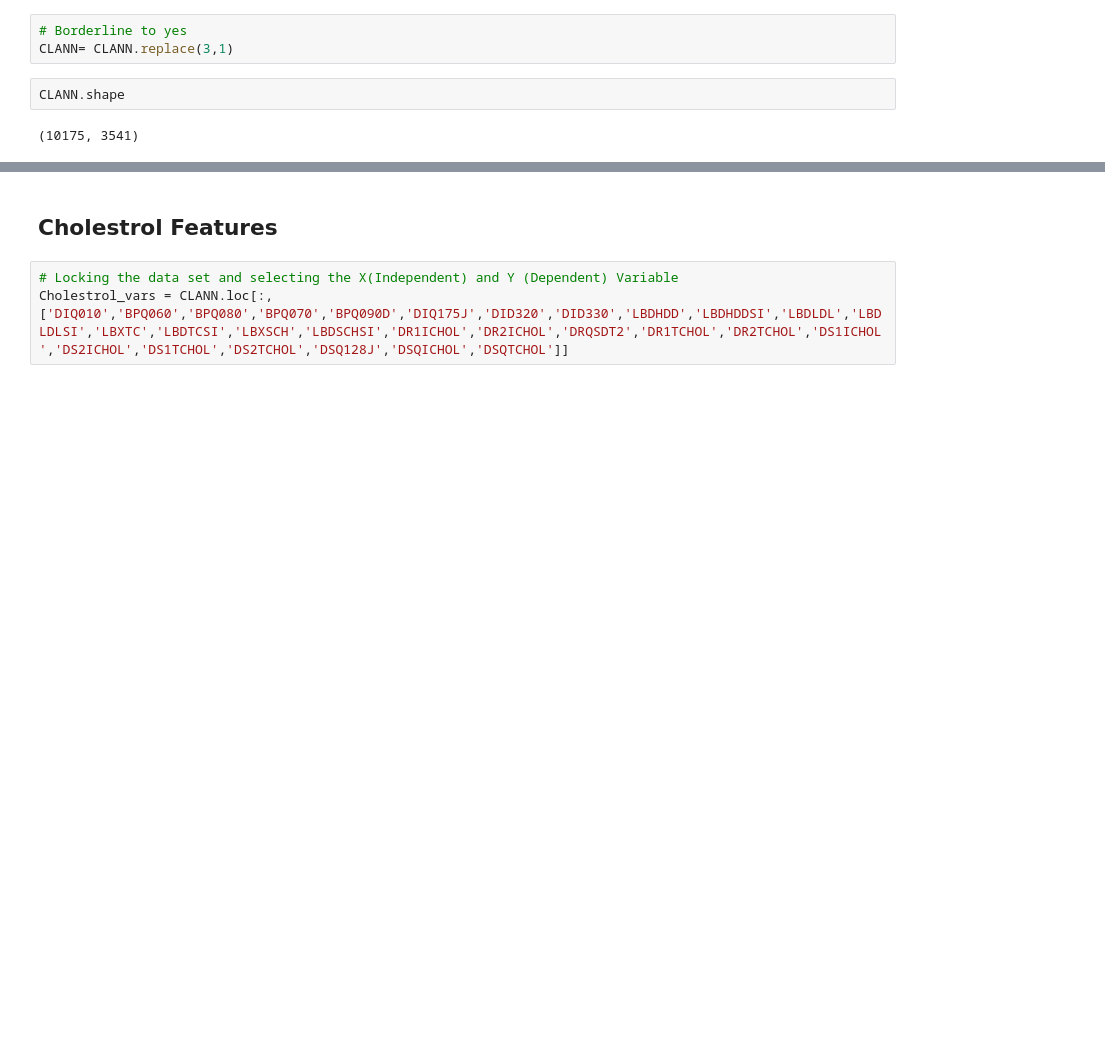
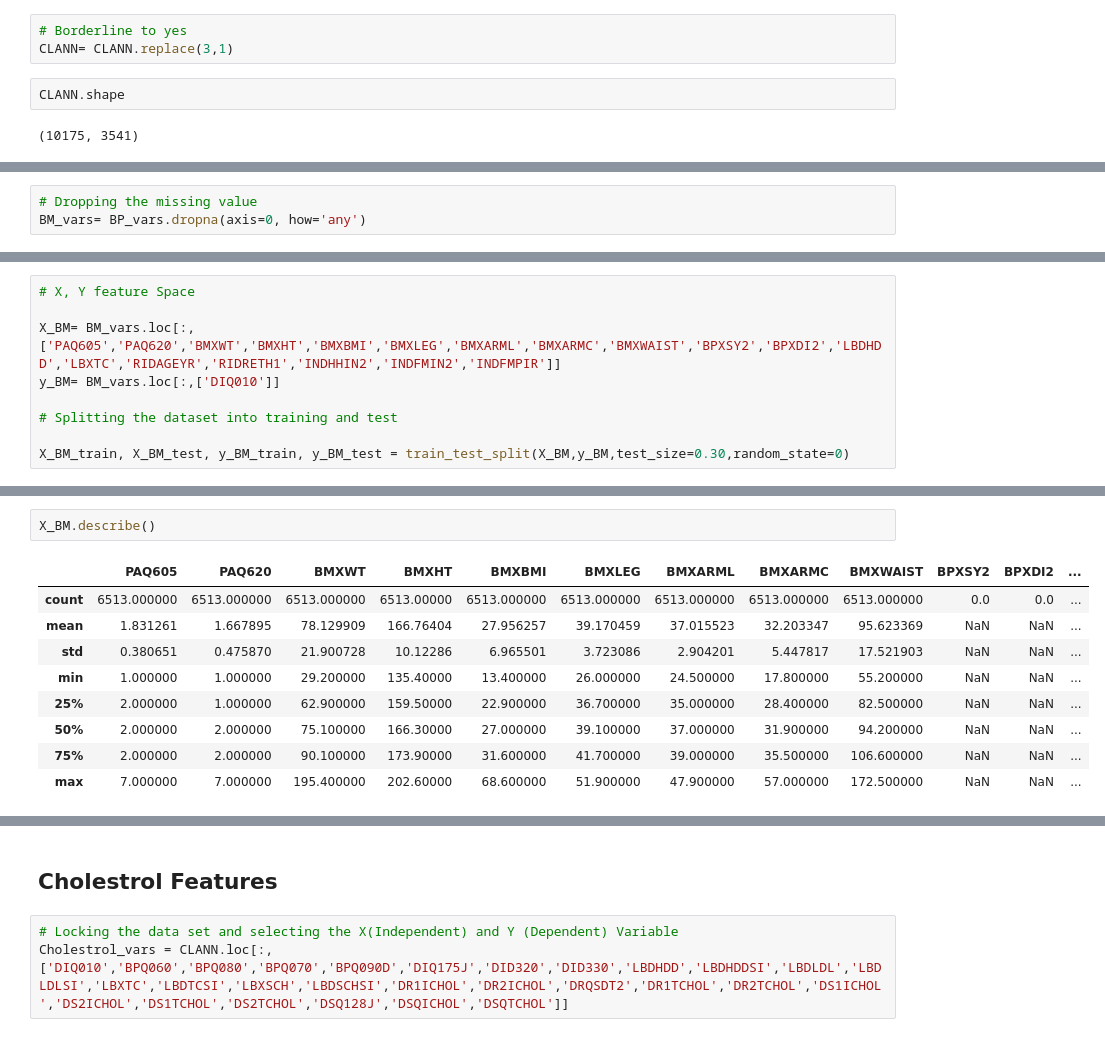
Before and after one commit to basyal4u/CDCDiab_2.0, a Jupyter notebook: Ensemble Model -after (MBDH)-1314.ipynb, the cells around one changed output, grey strips where cells are left out. Drawn from its saved outputs; the diff is of its cells as text; blank space fills up the shorter version.

```diff
--- a/Ensemble Model -after (MBDH)-1314.ipynb
+++ b/Ensemble Model -after (MBDH)-1314.ipynb
@@ -120,0 +144,3 @@ CLANN.shape
+# %%
+# Dropping the missing value
+BM_vars= BP_vars.dropna(axis=0, how='any')
@@ -120,0 +153,9 @@ CLANN.shape
+# %%
+# X, Y feature Space
+
+X_BM= BM_vars.loc[:,['PAQ605','PAQ620','BMXWT','BMXHT','BMXBMI','BMXLEG','BMXARML','BMXARMC','BMXWAIST','BPXSY2','BPXDI2','LBDHDD','LBXTC','RIDAGEYR','RIDRETH1','INDHHIN2','INDFMIN2','INDFMPIR']]
+y_BM= BM_vars.loc[:,['DIQ010']]
+
+# Splitting the dataset into training and test
+
+X_BM_train, X_BM_test, y_BM_train, y_BM_test = train_test_split(X_BM,y_BM,test_size=0.30,random_state=0)
@@ -120,0 +175,12 @@ CLANN.shape
+# %%
+X_BM.describe()
+# %% [output]
+|  | PAQ605 | PAQ620 | BMXWT | BMXHT | BMXBMI | BMXLEG | BMXARML | BMXARMC | BMXWAIST | BPXSY2 | BPXDI2 | ... |
+| count | 6513.000000 | 6513.000000 | 6513.000000 | 6513.00000 | 6513.000000 | 6513.000000 | 6513.000000 | 6513.000000 | 6513.000000 | 0.0 | 0.0 | ... |
+| mean | 1.831261 | 1.667895 | 78.129909 | 166.76404 | 27.956257 | 39.170459 | 37.015523 | 32.203347 | 95.623369 | NaN | NaN | ... |
+| std | 0.380651 | 0.475870 | 21.900728 | 10.12286 | 6.965501 | 3.723086 | 2.904201 | 5.447817 | 17.521903 | NaN | NaN | ... |
+| min | 1.000000 | 1.000000 | 29.200000 | 135.40000 | 13.400000 | 26.000000 | 24.500000 | 17.800000 | 55.200000 | NaN | NaN | ... |
+| 25% | 2.000000 | 1.000000 | 62.900000 | 159.50000 | 22.900000 | 36.700000 | 35.000000 | 28.400000 | 82.500000 | NaN | NaN | ... |
+| 50% | 2.000000 | 2.000000 | 75.100000 | 166.30000 | 27.000000 | 39.100000 | 37.000000 | 31.900000 | 94.200000 | NaN | NaN | ... |
+| 75% | 2.000000 | 2.000000 | 90.100000 | 173.90000 | 31.600000 | 41.700000 | 39.000000 | 35.500000 | 106.600000 | NaN | NaN | ... |
+| max | 7.000000 | 7.000000 | 195.400000 | 202.60000 | 68.600000 | 51.900000 | 47.900000 | 57.000000 | 172.500000 | NaN | NaN | ... |
```
Also changed, not shown: parts of 17 cells of this notebook, 2 other files.
